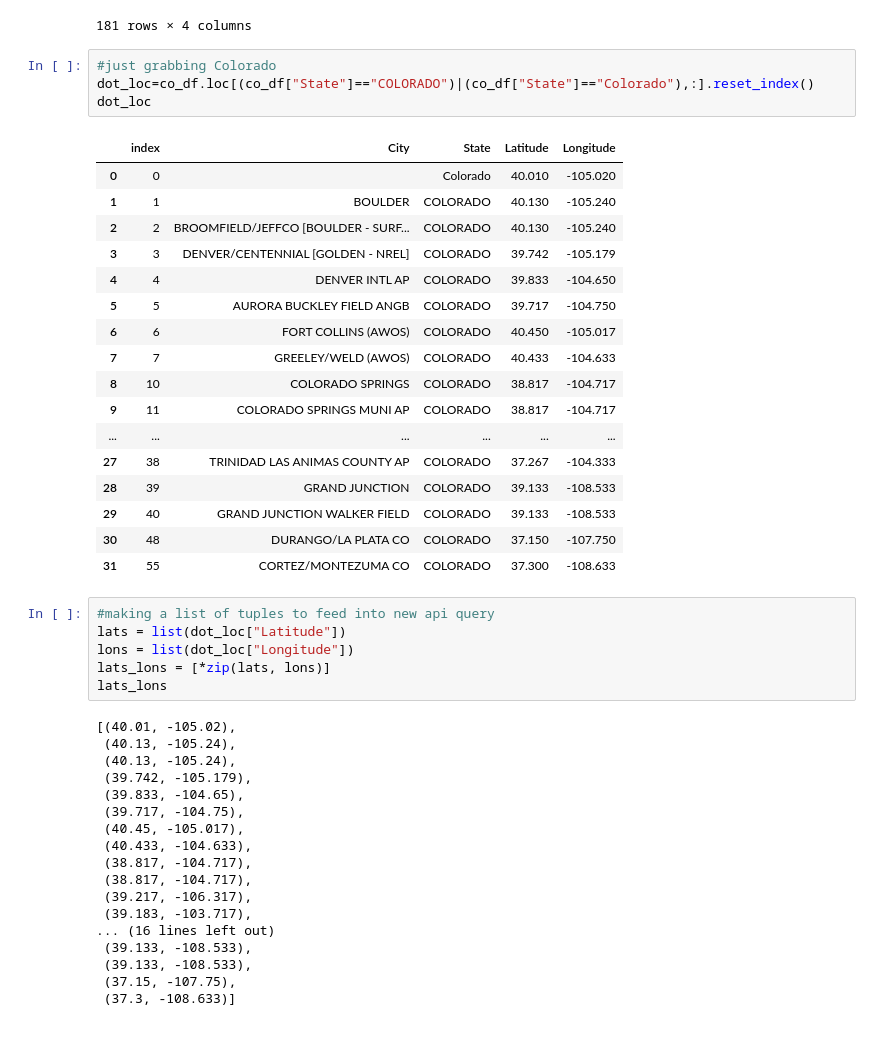
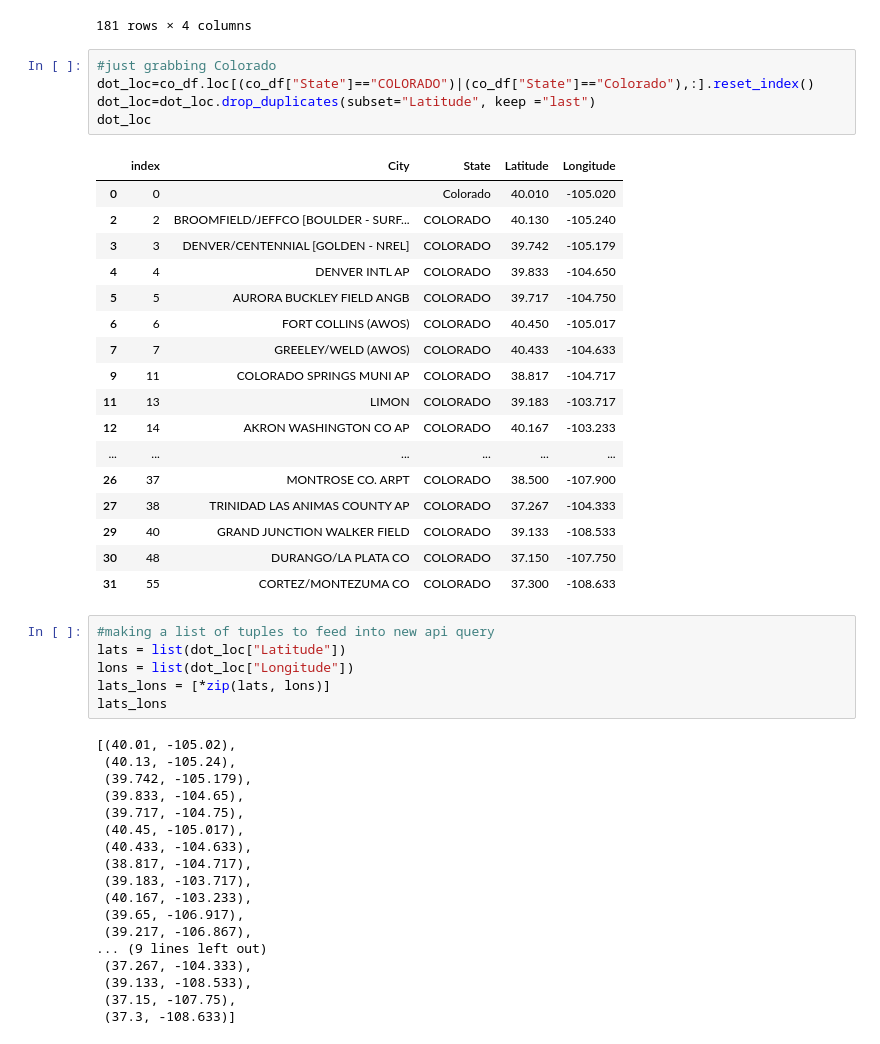
Before and after one commit to Asia-Hewett/solar_v_emissions_project, a Jupyter notebook: Untitled1.ipynb, the cells around one changed output. Drawn from its saved outputs; the diff is of its cells as text.

Commit message:
notebook for colorado ouputs

```diff
--- a/Untitled1.ipynb
+++ b/Untitled1.ipynb
@@ -91,22 +91,23 @@ co_df
 # %%
 #just grabbing Colorado
 dot_loc=co_df.loc[(co_df["State"]=="COLORADO")|(co_df["State"]=="Colorado"),:].reset_index()
+dot_loc=dot_loc.drop_duplicates(subset="Latitude", keep ="last")
 dot_loc
 # %% [output]
 |  | index | City | State | Latitude | Longitude |
 | 0 | 0 |  | Colorado | 40.010 | -105.020 |
-| 1 | 1 | BOULDER | COLORADO | 40.130 | -105.240 |
 | 2 | 2 | BROOMFIELD/JEFFCO [BOULDER - SURF... | COLORADO | 40.130 | -105.240 |
 | 3 | 3 | DENVER/CENTENNIAL [GOLDEN - NREL] | COLORADO | 39.742 | -105.179 |
 | 4 | 4 | DENVER INTL AP | COLORADO | 39.833 | -104.650 |
 | 5 | 5 | AURORA BUCKLEY FIELD ANGB | COLORADO | 39.717 | -104.750 |
 | 6 | 6 | FORT COLLINS (AWOS) | COLORADO | 40.450 | -105.017 |
 | 7 | 7 | GREELEY/WELD (AWOS) | COLORADO | 40.433 | -104.633 |
-| 8 | 10 | COLORADO SPRINGS | COLORADO | 38.817 | -104.717 |
 | 9 | 11 | COLORADO SPRINGS MUNI AP | COLORADO | 38.817 | -104.717 |
+| 11 | 13 | LIMON | COLORADO | 39.183 | -103.717 |
+| 12 | 14 | AKRON WASHINGTON CO AP | COLORADO | 40.167 | -103.233 |
 | ... | ... | ... | ... | ... | ... |
+| 26 | 37 | MONTROSE CO. ARPT | COLORADO | 38.500 | -107.900 |
 | 27 | 38 | TRINIDAD LAS ANIMAS COUNTY AP | COLORADO | 37.267 | -104.333 |
-| 28 | 39 | GRAND JUNCTION | COLORADO | 39.133 | -108.533 |
 | 29 | 40 | GRAND JUNCTION WALKER FIELD | COLORADO | 39.133 | -108.533 |
 | 30 | 48 | DURANGO/LA PLATA CO | COLORADO | 37.150 | -107.750 |
 | 31 | 55 | CORTEZ/MONTEZUMA CO | COLORADO | 37.300 | -108.633 |
@@ -118,7 +119,6 @@ lats_lons = [*zip(lats, lons)]
 lats_lons
 # %% [output]
 [(40.01, -105.02),
- (40.13, -105.24),
  (40.13, -105.24),
  (39.742, -105.179),
  (39.833, -104.65),
@@ -126,11 +126,12 @@ lats_lons
  (40.45, -105.017),
  (40.433, -104.633),
  (38.817, -104.717),
- (38.817, -104.717),
- (39.217, -106.317),
  (39.183, -103.717),
-... (16 lines left out)
- (39.133, -108.533),
+ (40.167, -103.233),
+ (39.65, -106.917),
+ (39.217, -106.867),
+... (9 lines left out)
+ (37.267, -104.333),
  (39.133, -108.533),
  (37.15, -107.75),
  (37.3, -108.633)]
```
Also changed, not shown: parts of 3 cells of this notebook, 1 other file.
